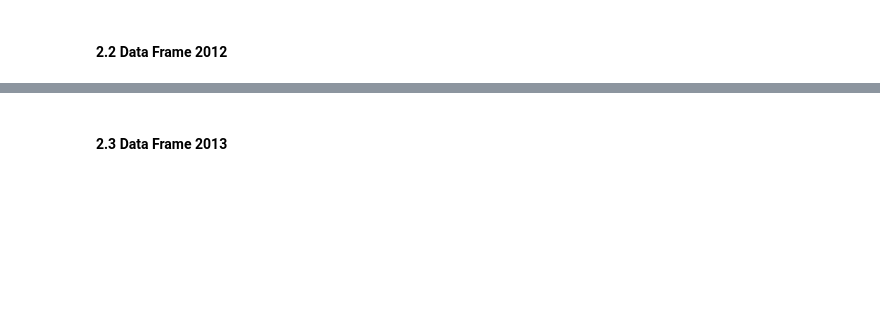
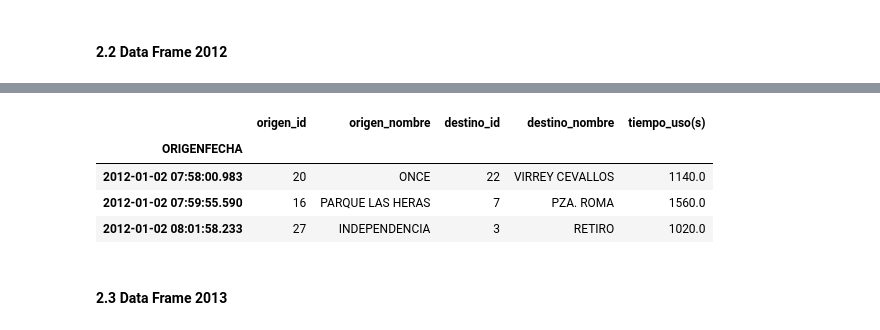
Before and after one commit to pydarg/CABA_MyT_BicicletasPublicas, a Jupyter notebook: notebooks/00.00-Caso-Inicio.ipynb, the cells around one changed output, grey strips where cells are left out. Cells and saved outputs as stored; diff of their text form; code cells hidden in the pictures; blank space fills up the shorter version.

```diff
--- a/notebooks/00.00-Caso-Inicio.ipynb
+++ b/notebooks/00.00-Caso-Inicio.ipynb
@@ -132,3 +167,11 @@ df_2012_raw = get_data(year = 2012, apply_format=False)
+# %%
+df_2012.head(3)
+# %% [output]
+|  | origen_id | origen_nombre | destino_id | destino_nombre | tiempo_uso(s) |
+| ORIGENFECHA |  |  |  |  |  |
+| 2012-01-02 07:58:00.983 | 20 | ONCE | 22 | VIRREY CEVALLOS | 1140.0 |
+| 2012-01-02 07:59:55.590 | 16 | PARQUE LAS HERAS | 7 | PZA. ROMA | 1560.0 |
+| 2012-01-02 08:01:58.233 | 27 | INDEPENDENCIA | 3 | RETIRO | 1020.0 |
 # %% [markdown]
 #### 2.3 Data Frame 2013
 # %%
```
Also changed, not shown: parts of 12 cells of this notebook, 1 other file.
